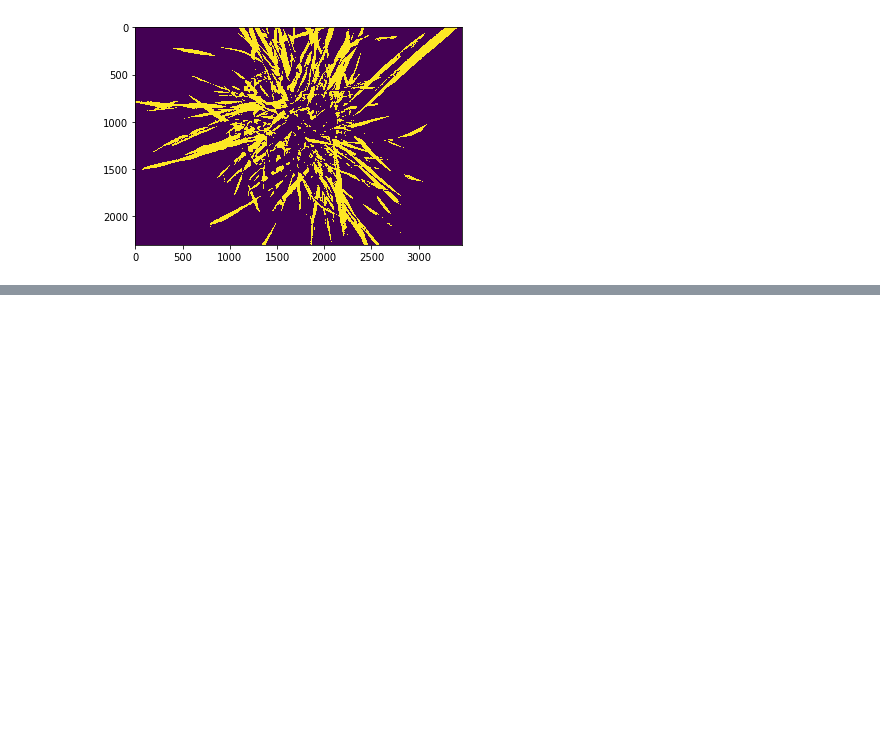
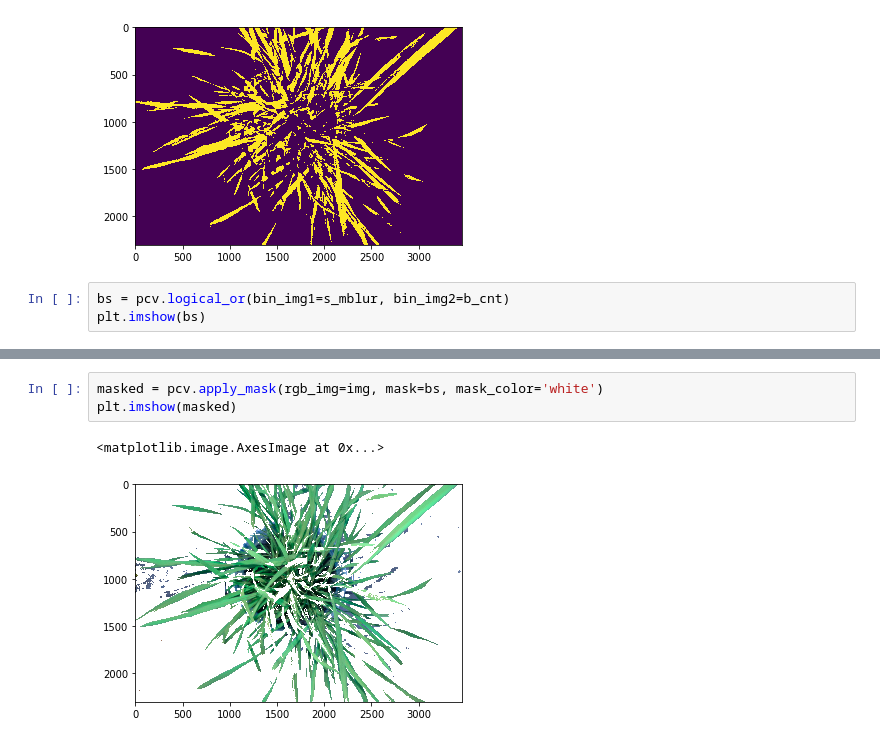
Before and after one commit to KeerthanBhat/Segmentation-of-plants, a Jupyter notebook: code.ipynb, the cells around one changed output, grey strips where cells are left out. Cells and saved outputs as stored; diff of their text form; blank space fills up the shorter version.

```diff
--- a/code.ipynb
+++ b/code.ipynb
@@ -46,3 +46,6 @@ plt.imshow(b_cnt)
 # %% [output]
 <matplotlib.image.AxesImage at 0x...>
 [figure]
+# %%
+bs = pcv.logical_or(bin_img1=s_mblur, bin_img2=b_cnt)
+plt.imshow(bs)
@@ -48,0 +55,6 @@ plt.imshow(b_cnt)
+# %%
+masked = pcv.apply_mask(rgb_img=img, mask=bs, mask_color='white')
+plt.imshow(masked)
+# %% [output]
+<matplotlib.image.AxesImage at 0x...>
+[figure, added]
```
Also changed, not shown: parts of 3 cells of this notebook.
